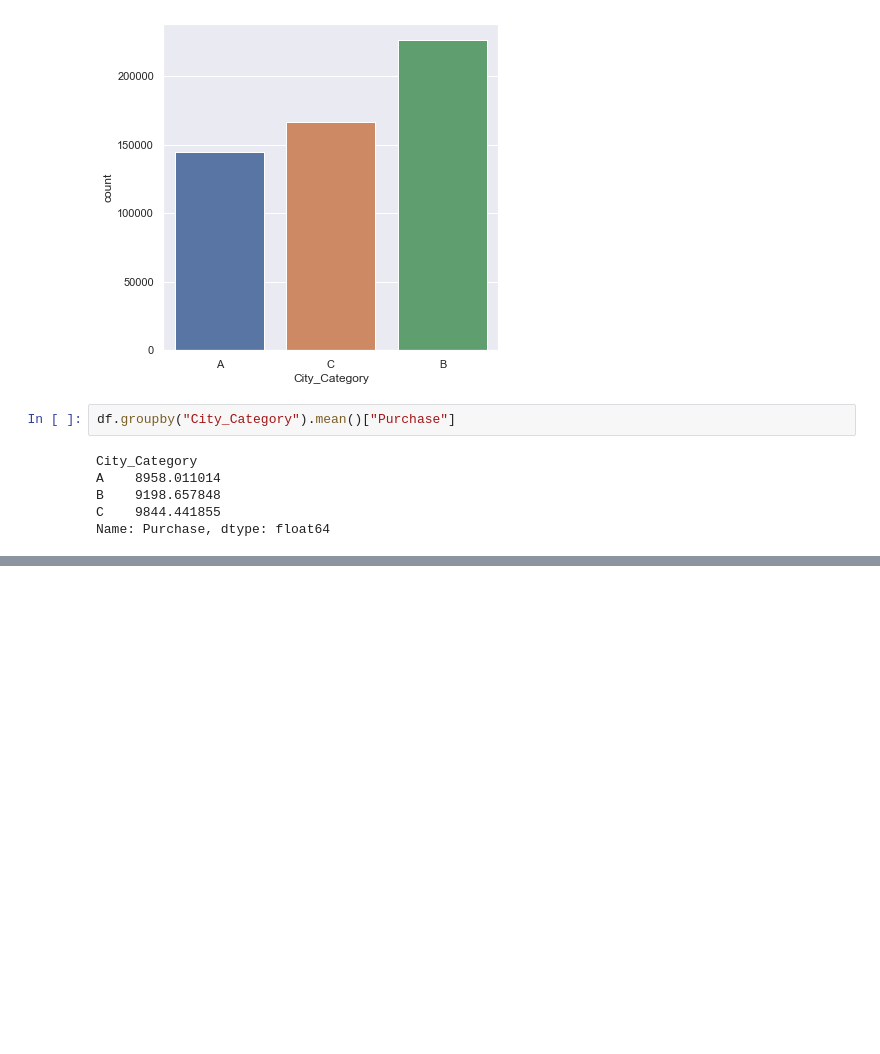
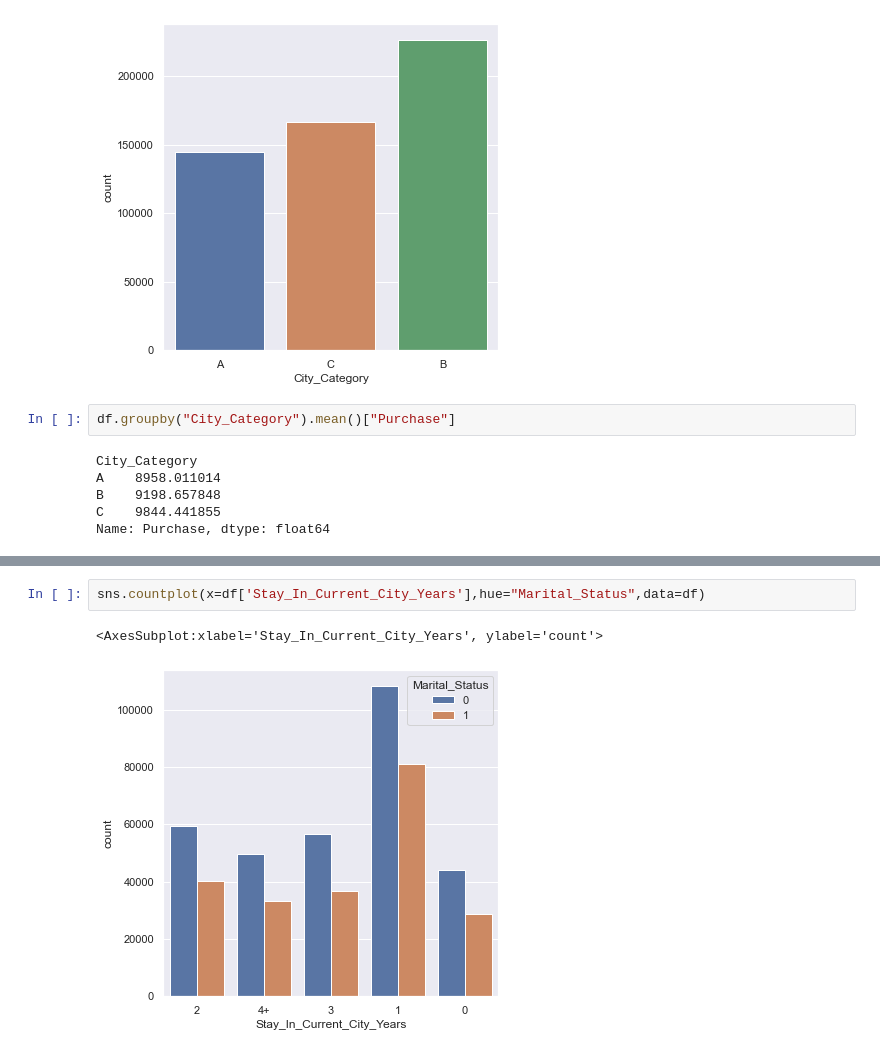
Before and after one commit to guptadhruv51/Data-Science-and-ML-GFG-, a Jupyter notebook: Data_Analysis/Projects/Black_Friday.ipynb, the cells around one changed output, grey strips where cells are left out. Saved outputs shown, nothing was run; the diff lists cells and outputs as text; blank space fills up the shorter version.

```diff
--- a/Data_Analysis/Projects/Black_Friday.ipynb
+++ b/Data_Analysis/Projects/Black_Friday.ipynb
@@ -261,0 +277,5 @@ Name: Purchase, dtype: float64
+# %%
+sns.countplot(x=df['Stay_In_Current_City_Years'],hue="Marital_Status",data=df)
+# %% [output]
+<AxesSubplot:xlabel='Stay_In_Current_City_Years', ylabel='count'>
+[figure, added]
```
Also changed, not shown: parts of 13 cells of this notebook.
